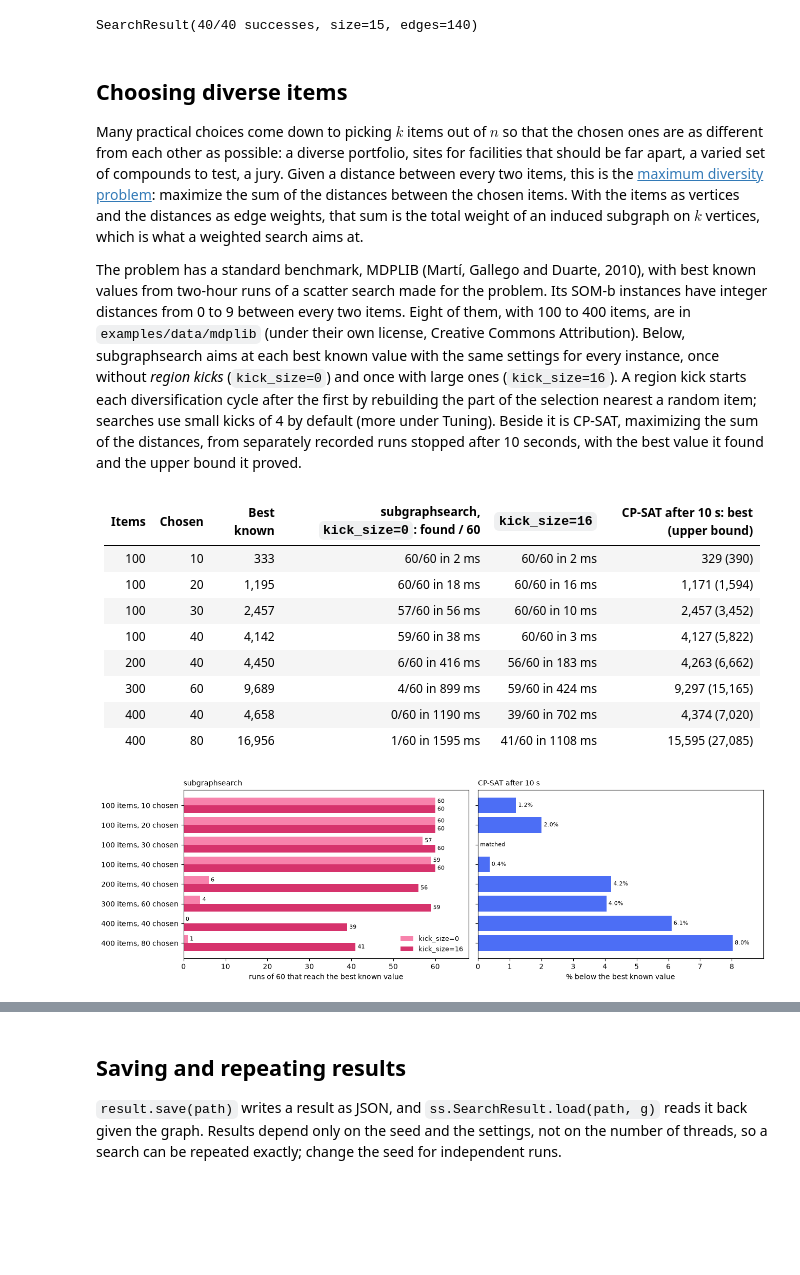
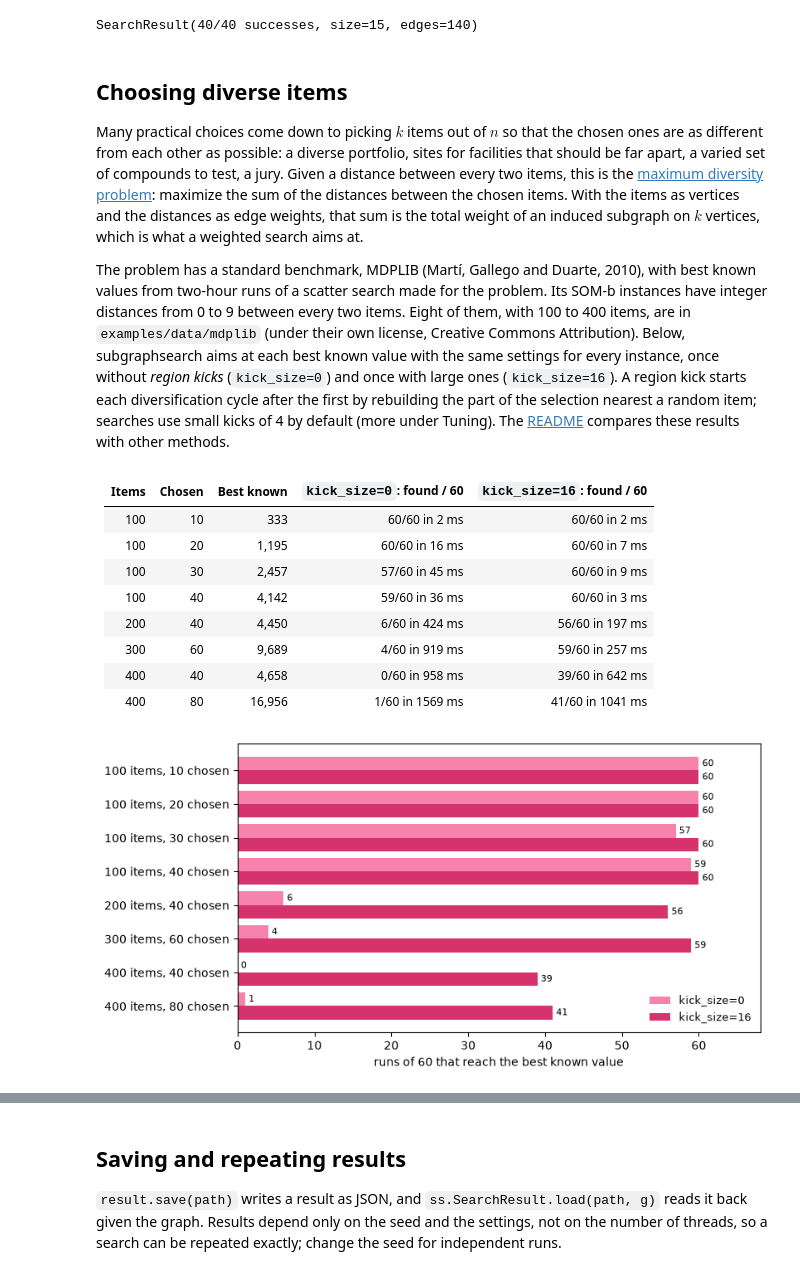
Before and after one commit to vglazer/subgraphsearch, a Jupyter notebook: examples/quickstart.ipynb, the cells around one changed output, grey strips where cells are left out. Cells and saved outputs as stored; diff of their text form; code cells hidden in the pictures; blank space fills up the shorter version.

```diff
--- a/examples/quickstart.ipynb
+++ b/examples/quickstart.ipynb
@@ -269,21 +153,22 @@ between every two items. Eight of them, with 100 to 400 items, are in `examples/
 license, Creative Commons Attribution). Below, subgraphsearch aims at each best known value with the same
 settings for every instance, once without *region kicks* (`kick_size=0`) and once with large ones
 (`kick_size=16`). A region kick starts each diversification cycle after the first by rebuilding the part of
-the selection nearest a random item; searches use small kicks of 4 by default (more under Tuning).
-Beside it is CP-SAT, maximizing the sum of the distances, from separately recorded runs stopped after 10
-seconds, with the best value it found and the upper bound it proved.
+the selection nearest a random item; searches use small kicks of 4 by default (more under Tuning). The
+[README](https://github.com/vglazer/subgraphsearch#how-it-compares) compares these results with other methods.
 # %%
 import time
 import urllib.request
 from pathlib import Path
 
+import matplotlib.pyplot as plt
+from IPython.display import Markdown, display
+
 mdp_local = Path("examples/data/mdplib")
 mdp_url = "https://raw.githubusercontent.com/vglazer/subgraphsearch/main/examples/data/mdplib/"
-# instance, best known value, and CP-SAT's best value and proved upper bound after 10 s (recorded)
-diversity = [("SOM-b_1_n100_m10", 333, 329, 390), ("SOM-b_2_n100_m20", 1195, 1171, 1594),
-             ("SOM-b_3_n100_m30", 2457, 2457, 3452), ("SOM-b_4_n100_m40", 4142, 4127, 5822),
-             ("SOM-b_6_n200_m40", 4450, 4263, 6662), ("SOM-b_10_n300_m60", 9689, 9297, 15165),
-             ("SOM-b_13_n400_m40", 4658, 4374, 7020), ("SOM-b_14_n400_m80", 16956, 15595, 27085)]
+# instance and its best known value
+diversity = [("SOM-b_1_n100_m10", 333), ("SOM-b_2_n100_m20", 1195), ("SOM-b_3_n100_m30", 2457),
+             ("SOM-b_4_n100_m40", 4142), ("SOM-b_6_n200_m40", 4450), ("SOM-b_10_n300_m60", 9689),
+             ("SOM-b_13_n400_m40", 4658), ("SOM-b_14_n400_m80", 16956)]
 
 def read_mdplib(name):
     """An MDPLIB instance as a weighted graph, and the number of items to pick."""
@@ -302,56 +187,46 @@ def diversity_run(items, k, target, kick_size):
 
 mdp_rows = []
 try:
-    for name, best_known, cp_best, cp_bound in diversity:
+    for name, best_known in diversity:
         items, k = read_mdplib(name)
         mdp_rows.append((items.n, k, best_known, diversity_run(items, k, best_known, 0),
-                         diversity_run(items, k, best_known, 16), cp_best, cp_bound))
+                         diversity_run(items, k, best_known, 16)))
 except OSError as error:
     print("could not read the benchmark instances, so this comparison is skipped:", error)
 
-lines = ["| Items | Chosen | Best known | subgraphsearch, `kick_size=0`: found / 60 | `kick_size=16` | CP-SAT after 10 s: best (upper bound) |",
-         "| --- | --- | --- | --- | --- | --- |"]
-for n, k, best_known, (plain_hits, plain_ms), (kick_hits, kick_ms), cp_best, cp_bound in mdp_rows:
-    lines.append(f"| {n} | {k} | {best_known:,} | {plain_hits}/60 in {plain_ms:.0f} ms | {kick_hits}/60 in {kick_ms:.0f} ms "
-                 f"| {cp_best:,} ({cp_bound:,}) |")
+lines = ["| Items | Chosen | Best known | `kick_size=0`: found / 60 | `kick_size=16`: found / 60 |",
+         "| --- | --- | --- | --- | --- |"]
+for n, k, best_known, (plain_hits, plain_ms), (kick_hits, kick_ms) in mdp_rows:
+    lines.append(f"| {n} | {k} | {best_known:,} | {plain_hits}/60 in {plain_ms:.0f} ms | {kick_hits}/60 in {kick_ms:.0f} ms |")
 display(Markdown("\n".join(lines)))
 # %% [output]
-| Items | Chosen | Best known | subgraphsearch, `kick_size=0`: found / 60 | `kick_size=16` | CP-SAT after 10 s: best (upper bound) |
-| --- | --- | --- | --- | --- | --- |
-| 100 | 10 | 333 | 60/60 in 2 ms | 60/60 in 2 ms | 329 (390) |
-| 100 | 20 | 1,195 | 60/60 in 18 ms | 60/60 in 16 ms | 1,171 (1,594) |
-| 100 | 30 | 2,457 | 57/60 in 56 ms | 60/60 in 10 ms | 2,457 (3,452) |
-| 100 | 40 | 4,142 | 59/60 in 38 ms | 60/60 in 3 ms | 4,127 (5,822) |
-| 200 | 40 | 4,450 | 6/60 in 416 ms | 56/60 in 183 ms | 4,263 (6,662) |
-| 300 | 60 | 9,689 | 4/60 in 899 ms | 59/60 in 424 ms | 9,297 (15,165) |
-| 400 | 40 | 4,658 | 0/60 in 1190 ms | 39/60 in 702 ms | 4,374 (7,020) |
-| 400 | 80 | 16,956 | 1/60 in 1595 ms | 41/60 in 1108 ms | 15,595 (27,085) |
+| Items | Chosen | Best known | `kick_size=0`: found / 60 | `kick_size=16`: found / 60 |
+| --- | --- | --- | --- | --- |
+| 100 | 10 | 333 | 60/60 in 2 ms | 60/60 in 2 ms |
+| 100 | 20 | 1,195 | 60/60 in 16 ms | 60/60 in 7 ms |
+| 100 | 30 | 2,457 | 57/60 in 45 ms | 60/60 in 9 ms |
+| 100 | 40 | 4,142 | 59/60 in 36 ms | 60/60 in 3 ms |
+| 200 | 40 | 4,450 | 6/60 in 424 ms | 56/60 in 197 ms |
+| 300 | 60 | 9,689 | 4/60 in 919 ms | 59/60 in 257 ms |
+| 400 | 40 | 4,658 | 0/60 in 958 ms | 39/60 in 642 ms |
+| 400 | 80 | 16,956 | 1/60 in 1569 ms | 41/60 in 1041 ms |
 # %%
 if mdp_rows:
     labels = [f"{n} items, {k} chosen" for n, k, *_ in mdp_rows]
     ys = range(len(mdp_rows))
-    fig, (mine_ax, cp_ax) = plt.subplots(1, 2, figsize=(13, 4), layout="constrained", sharey=True)
+    fig, ax = plt.subplots(figsize=(8, 4), layout="constrained")
     for offset, column, label, color in ((-0.2, 3, "kick_size=0", "#f783ac"), (0.2, 4, "kick_size=16", "#d6336c")):
         hits = [row[column][0] for row in mdp_rows]
-        mine_ax.barh([y + offset for y in ys], hits, height=0.4, color=color, label=label)
+        ax.barh([y + offset for y in ys], hits, height=0.4, color=color, label=label)
         for y, h in zip(ys, hits):
-            mine_ax.annotate(str(h), (h, y + offset), xytext=(3, 0), textcoords="offset points", va="center", fontsize=8)
-    mine_ax.set_yticks(list(ys), labels)
-    mine_ax.set_xlim(0, 68)
-    mine_ax.set_xlabel("runs of 60 that reach the best known value")
-    mine_ax.set_title("subgraphsearch", fontsize=10, loc="left")
-    mine_ax.legend(frameon=False, fontsize=9, loc="lower right")
-    shortfall = [100 * (row[2] - row[5]) / row[2] for row in mdp_rows]
-    cp_ax.barh(list(ys), shortfall, color="#4c6ef5")
-    for y, s in zip(ys, shortfall):
-        cp_ax.annotate("matched" if s == 0 else f"{s:.1f}%", (s, y), xytext=(3, 0), textcoords="offset points",
-                       va="center", fontsize=8)
-    cp_ax.set_xlim(0, 1.12 * max(shortfall))
-    cp_ax.set_xlabel("% below the best known value")
-    cp_ax.set_title("CP-SAT after 10 s", fontsize=10, loc="left")
-    mine_ax.invert_yaxis()
+            ax.annotate(str(h), (h, y + offset), xytext=(3, 0), textcoords="offset points", va="center", fontsize=8)
+    ax.set_yticks(list(ys), labels)
+    ax.set_xlim(0, 68)
+    ax.set_xlabel("runs of 60 that reach the best known value")
+    ax.legend(frameon=False, fontsize=9, loc="lower right")
+    ax.invert_yaxis()
 # %% [output]
-[figure, old version]
+[figure, new version]
 # %% [markdown]
 Without kicks, subgraphsearch reaches every best known value up to 300 items but finds the larger instances
 harder, and on the 400-item ones a run rarely gets there, if ever. With large kicks, most runs reach the best
```
Also changed, not shown: parts of 14 cells of this notebook, 9 other files.
